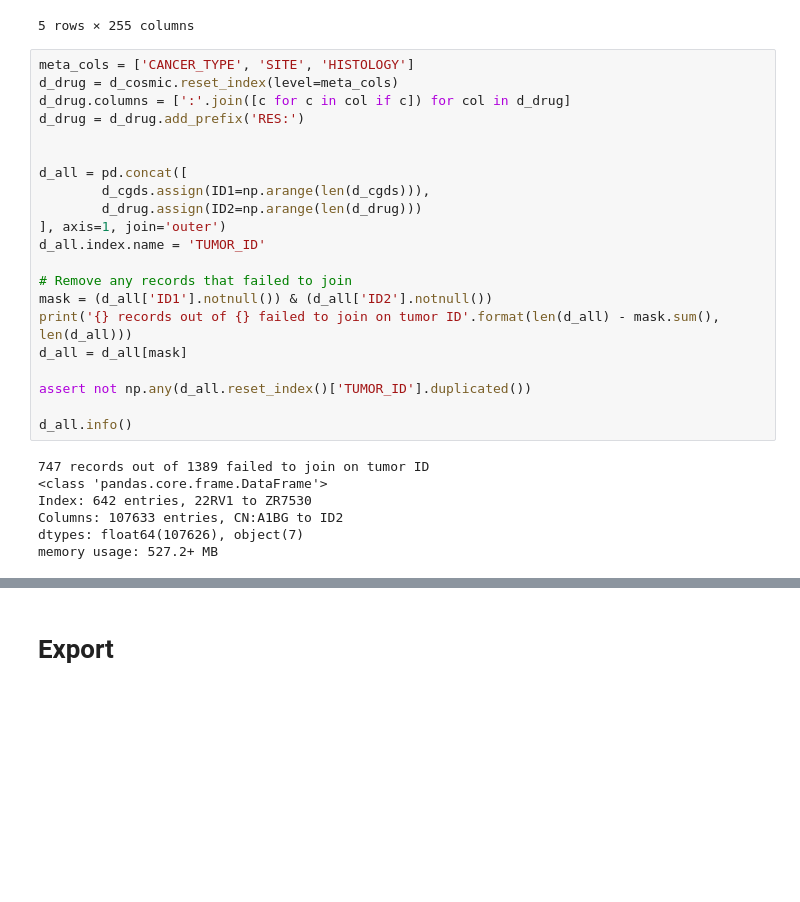
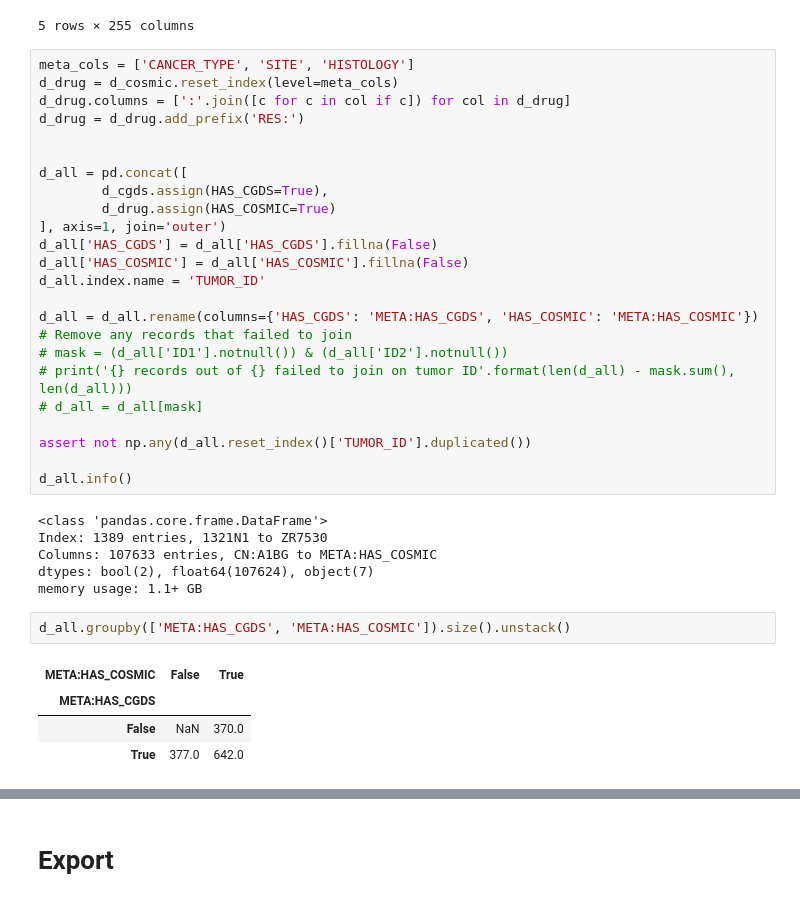
Before and after one commit to eric-czech/musc_genomics, a Jupyter notebook: src/python/notebook/merge/cgds_cosmic6_merge.ipynb, the cells around one changed output, grey strips where cells are left out. Cells and saved outputs as stored; diff of their text form; blank space fills up the shorter version.

```diff
--- a/src/python/notebook/merge/cgds_cosmic6_merge.ipynb
+++ b/src/python/notebook/merge/cgds_cosmic6_merge.ipynb
@@ -176,23 +189,32 @@ d_drug = d_drug.add_prefix('RES:')
 
 
 d_all = pd.concat([
-        d_cgds.assign(ID1=np.arange(len(d_cgds))),
-        d_drug.assign(ID2=np.arange(len(d_drug)))
+        d_cgds.assign(HAS_CGDS=True),
+        d_drug.assign(HAS_COSMIC=True)
 ], axis=1, join='outer')
+d_all['HAS_CGDS'] = d_all['HAS_CGDS'].fillna(False)
+d_all['HAS_COSMIC'] = d_all['HAS_COSMIC'].fillna(False)
 d_all.index.name = 'TUMOR_ID'
 
+d_all = d_all.rename(columns={'HAS_CGDS': 'META:HAS_CGDS', 'HAS_COSMIC': 'META:HAS_COSMIC'})
 # Remove any records that failed to join
-mask = (d_all['ID1'].notnull()) & (d_all['ID2'].notnull())
-print('{} records out of {} failed to join on tumor ID'.format(len(d_all) - mask.sum(), len(d_all)))
-d_all = d_all[mask]
+# mask = (d_all['ID1'].notnull()) & (d_all['ID2'].notnull())
+# print('{} records out of {} failed to join on tumor ID'.format(len(d_all) - mask.sum(), len(d_all)))
+# d_all = d_all[mask]
 
 assert not np.any(d_all.reset_index()['TUMOR_ID'].duplicated())
 
 d_all.info()
 # %% [output]
-747 records out of 1389 failed to join on tumor ID
 <class 'pandas.core.frame.DataFrame'>
-Index: 642 entries, 22RV1 to ZR7530
-Columns: 107633 entries, CN:A1BG to ID2
-dtypes: float64(107626), object(7)
-memory usage: 527.2+ MB
+Index: 1389 entries, 1321N1 to ZR7530
+Columns: 107633 entries, CN:A1BG to META:HAS_COSMIC
+dtypes: bool(2), float64(107624), object(7)
+memory usage: 1.1+ GB
+# %%
+d_all.groupby(['META:HAS_CGDS', 'META:HAS_COSMIC']).size().unstack()
+# %% [output]
+| META:HAS_COSMIC | False | True |
+| META:HAS_CGDS |  |  |
+| False | NaN | 370.0 |
+| True | 377.0 | 642.0 |
```
Also changed, not shown: parts of 9 cells of this notebook, 15 other files.
